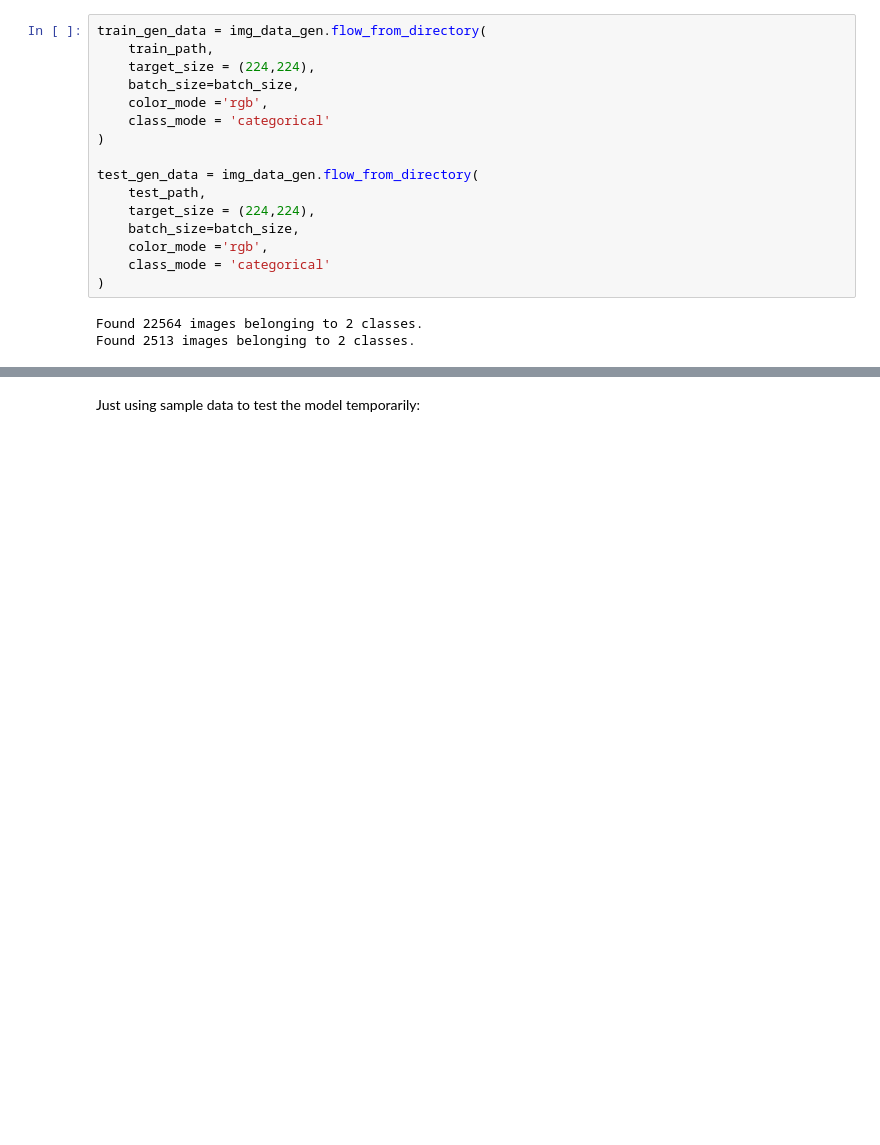
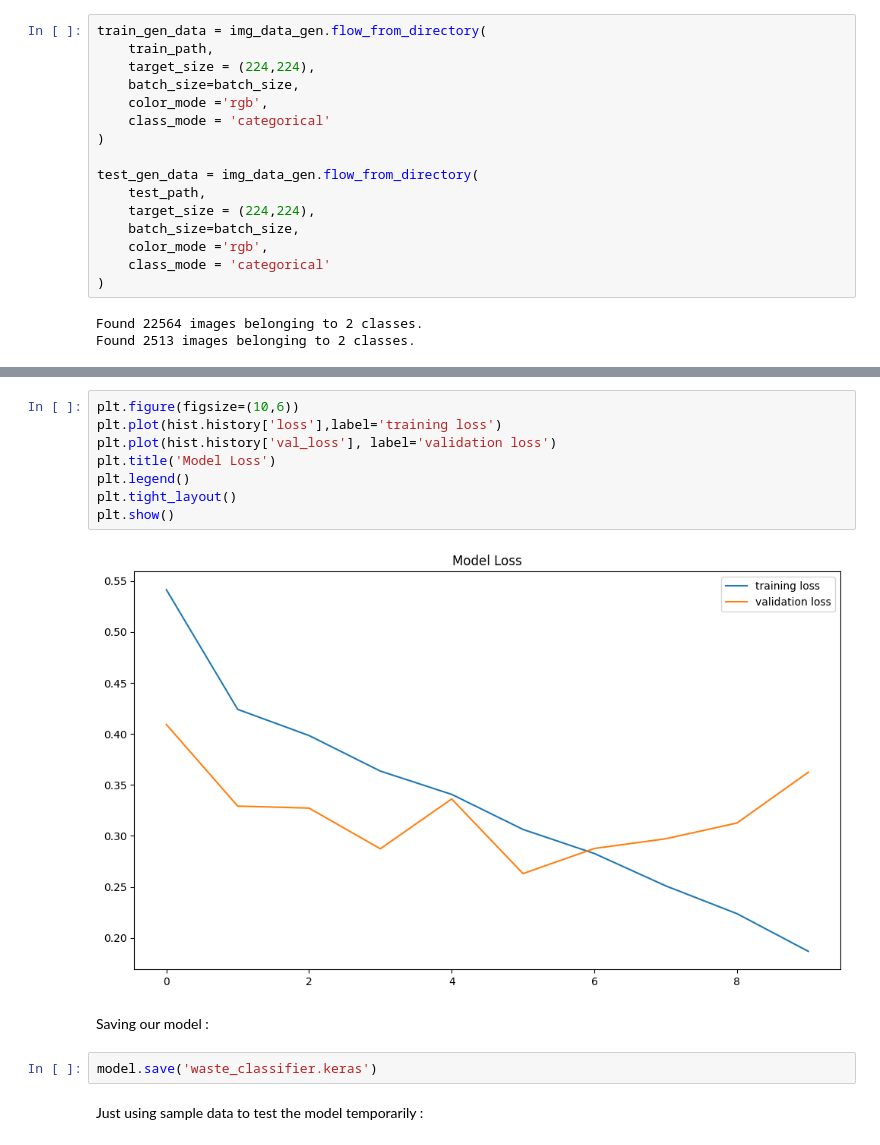
Before and after one commit to Pradeeshkumar-U/EdunetCNNProject, a Jupyter notebook: Main.ipynb, the cells around one changed output, grey strips where cells are left out. Cells and saved outputs as stored; diff of their text form; blank space fills up the shorter version.

```diff
--- a/Main.ipynb
+++ b/Main.ipynb
@@ -196,5 +222,19 @@ Epoch 10/10
+# %%
+plt.figure(figsize=(10,6))
+plt.plot(hist.history['loss'],label='training loss')
+plt.plot(hist.history['val_loss'], label='validation loss')
+plt.title('Model Loss')
+plt.legend()
+plt.tight_layout()
+plt.show()
+# %% [output]
+[figure, added]
+# %% [markdown]
+Saving our model :
+# %%
+model.save('waste_classifier.keras')
 # %% [markdown]
-Just using sample data to test the model temporarily:
+Just using sample data to test the model temporarily :
 # %%
 for i in glob('Test/*'):
     test_img = load_img(i,target_size = (224,224))
```
Also changed, not shown: parts of 17 cells of this notebook, 2 other files.
